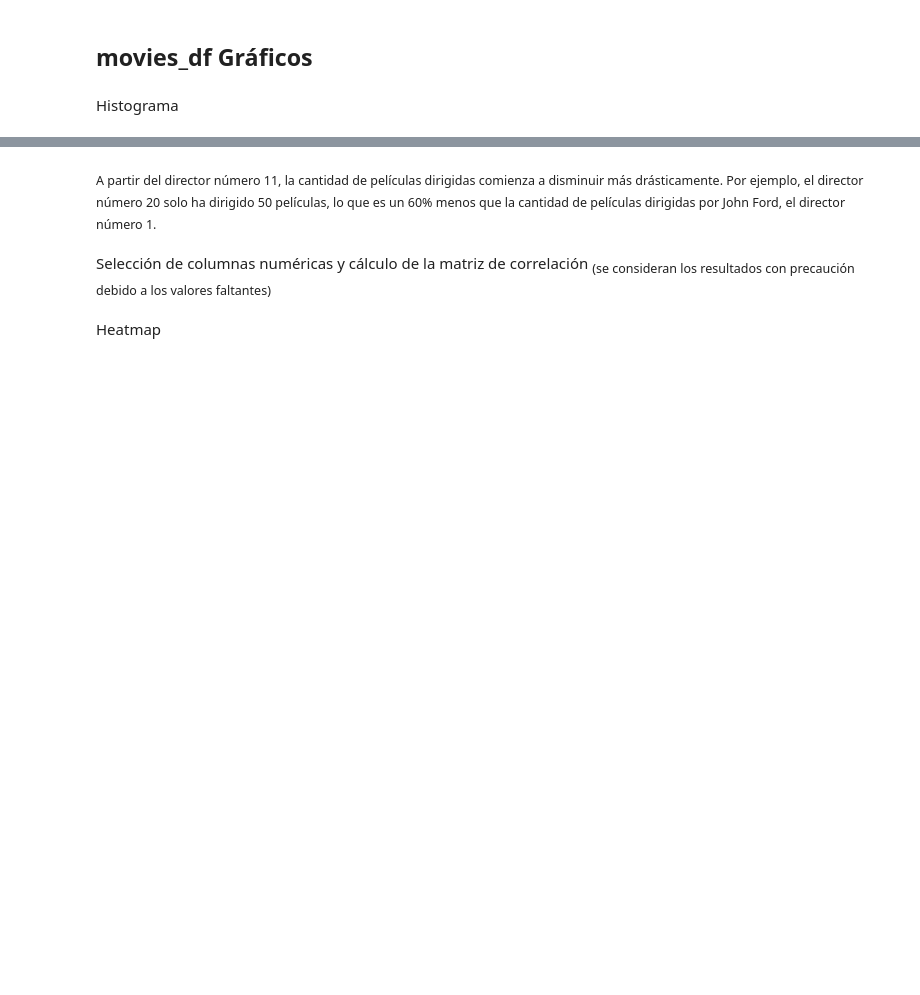
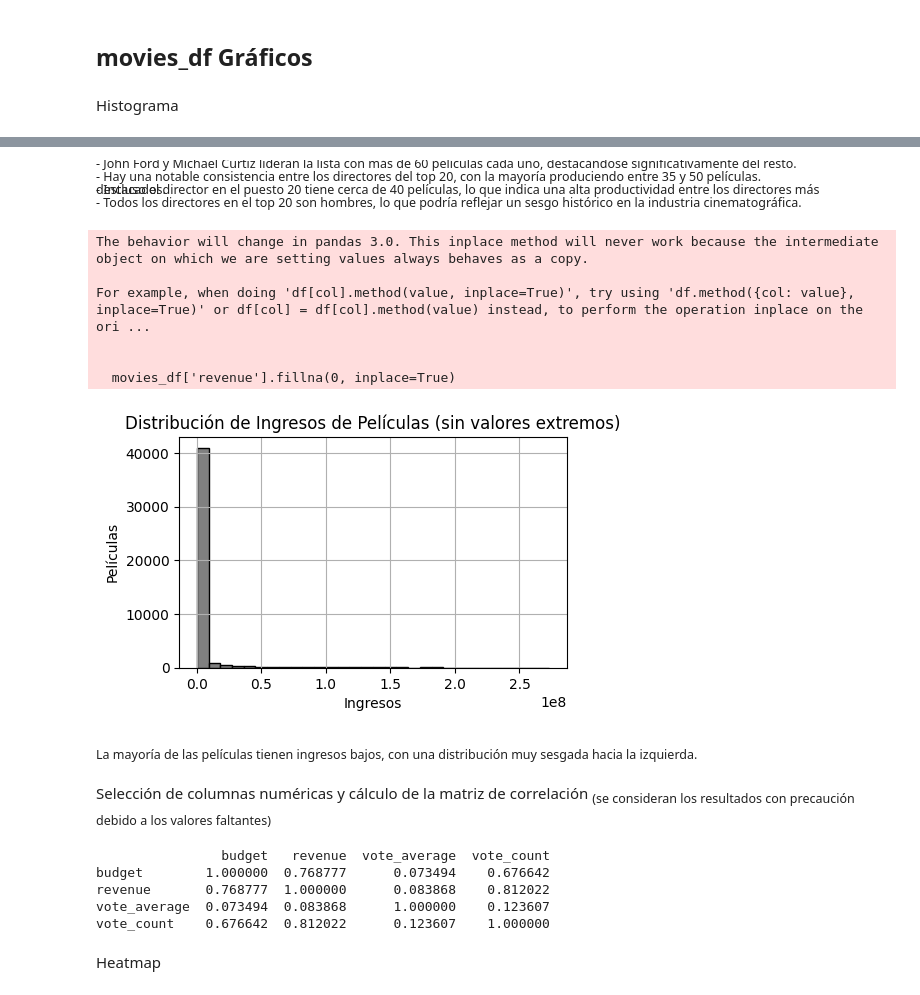
Before and after one commit to GermanSartori/Proyecto-individual-N-1-LABS_Henry, a Jupyter notebook: EDA.ipynb, the cells around one changed output, grey strips where cells are left out. Cells and saved outputs as stored; diff of their text form; code cells hidden in the pictures; blank space fills up the shorter version.

```diff
--- a/EDA.ipynb
+++ b/EDA.ipynb
@@ -92,5 +215,39 @@ plt.show()
-# %% [markdown]
- <sub>A partir del director número 11, la cantidad de películas dirigidas comienza a disminuir más drásticamente. Por ejemplo, el director número 20 solo ha dirigido 50 películas, lo que es un 60% menos que la cantidad de películas dirigidas por John Ford, el director número 1.</sub>
+# %% [markdown]
+ <sub>
+<p>- John Ford y Michael Curtiz lideran la lista con más de 60 películas cada uno, destacándose significativamente del resto.</p>
+<p>- Hay una notable consistencia entre los directores del top 20, con la mayoría produciendo entre 35 y 50 películas.</p>
+<p>- Incluso el director en el puesto 20 tiene cerca de 40 películas, lo que indica una alta productividad entre los directores más destacados.</p>
+<p>- Todos los directores en el top 20 son hombres, lo que podría reflejar un sesgo histórico en la industria cinematográfica.</p>
+</sub>
+# %%
+#Conversión a numérico
+movies_df['revenue'] = pd.to_numeric(movies_df['revenue'], errors='coerce')
+movies_df['revenue'].fillna(0, inplace=True)
+
+# Definición del umbral para filtrar valores extremos
+umbral_superior = movies_df['revenue'].quantile(0.99)
+
+# Filtro de valores extremos
+df_movies_filtered = movies_df[movies_df['revenue'] <= umbral_superior]
+
+# Histograma
+plt.figure(figsize=(5, 3))
+plt.hist(df_movies_filtered['revenue'], bins=30, edgecolor='black', color='grey')
+plt.title('Distribución de Ingresos de Películas (sin valores extremos)')
+plt.xlabel('Ingresos')
+plt.ylabel('Películas')
+plt.grid(True)
+plt.show()
+# %% [output]
+The behavior will change in pandas 3.0. This inplace method will never work because the intermediate object on which we are setting values always behaves as a copy.
+
+For example, when doing 'df[col].method(value, inplace=True)', try using 'df.method({col: value}, inplace=True)' or df[col] = df[col].method(value) instead, to perform the operation inplace on the ori ...
+
+
+  movies_df['revenue'].fillna(0, inplace=True)
+[figure, added]
+# %% [markdown]
+<sub>La mayoría de las películas tienen ingresos bajos, con una distribución muy sesgada hacia la izquierda.</sub>
 # %% [markdown]
 Selección de columnas numéricas y cálculo de la matriz de correlación
 <sub>(se consideran los resultados con precaución debido a los valores faltantes)</sub>
@@ -108,6 +265,12 @@ movies_df[numeric_cols] = movies_df[numeric_cols].apply(pd.to_numeric)
 # Cálculo de la matriz de correlación
 correlation_matrix = movies_df[numeric_cols].corr()
 print(correlation_matrix)
+# %% [output]
+                budget   revenue  vote_average  vote_count
+budget        1.000000  0.768777      0.073494    0.676642
+revenue       0.768777  1.000000      0.083868    0.812022
+vote_average  0.073494  0.083868      1.000000    0.123607
+vote_count    0.676642  0.812022      0.123607    1.000000
 # %% [markdown]
 Heatmap
 # %%
```
Also changed, not shown: parts of 19 cells of this notebook.
